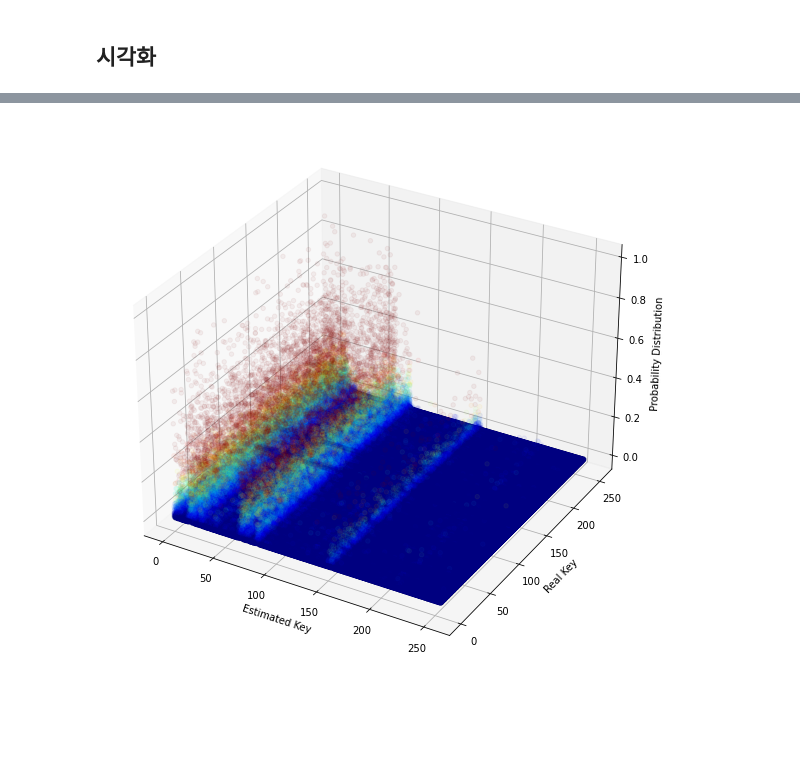
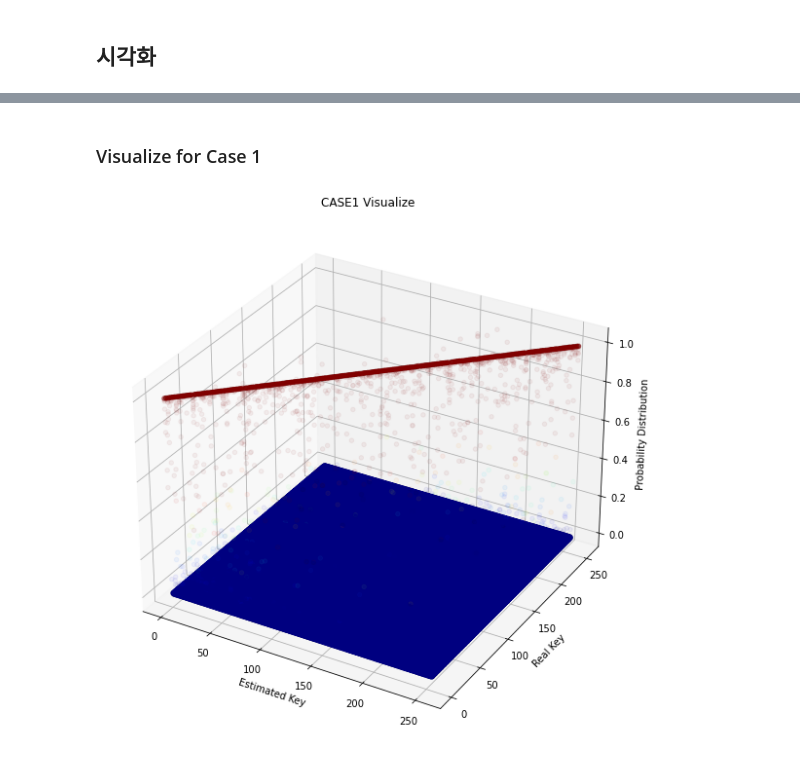
Before and after one commit to JB-Lee/CPA-with-ANN, a Jupyter notebook: src/model_test.ipynb, the cells around one changed output, grey strips where cells are left out. Cells and saved outputs as stored; diff of their text form; code cells hidden in the pictures; blank space fills up the shorter version.

```diff
--- a/src/model_test.ipynb
+++ b/src/model_test.ipynb
@@ -295,32 +311,30 @@ plt.imshow(confusion_matrix, cmap='hot')
 # %%
-from tqdm.notebook import tqdm
+def visualize(data_dir, title=None):
+    test = dataset.TraceDataset(data_dir, trace_size=35000, scaler=StandardScaler())
 
+    trace_cnt = len(test)//256
 
-net = models.CNNModel()
-net.load_state_dict(torch.load('./model/CNNModel_case1_trained.params'))
+    fig = plt.figure(figsize=[11, 10])
+    ax = fig.add_subplot(projection='3d')
 
-test = dataset.TraceDataset('C:/Workspace/CPA/data/method1', trace_size=35000, scaler=StandardScaler())
+    for key in tqdm(range(256)):
+        #plt.title(f'Estimated Key Prob Distribution for Key({key}), Trace Count({trace_cnt})')
 
-trace_cnt = len(test)//256
+        for i in range(trace_cnt):
+            arr = test[256*i + key][0]
+            arr = np.expand_dims(arr, 1)
 
-fig = plt.figure(figsize=[11, 10])
-ax = fig.add_subplot(projection='3d')
+            res = F.softmax(net(Tensor(arr)), dim=1).detach().numpy()
 
-for key in tqdm(range(256)):
-    #plt.title(f'Estimated Key Prob Distribution for Key({key}), Trace Count({trace_cnt})')
+            ax.scatter(range(256), [key]*256, res, c=res, cmap='jet', alpha=1.0 / trace_cnt)
 
-    for i in range(trace_cnt):
-        arr = test[256*i + key][0]
-        arr = np.expand_dims(arr, 1)
+        #plt.axvline(x=key, c='r', label='Truth', alpha=0.5)
+        #plt.legend()
 
-        res = F.softmax(net(Tensor(arr)), dim=1).detach().numpy()
+    if title:
+        ax.set_title(title)
+    ax.set_xlabel('Estimated Key')
+    ax.set_ylabel('Real Key')
+    ax.set_zlabel('Probability Distribution')
 
-        ax.scatter(range(256), [key]*256, res, c=res, cmap='jet', alpha=1.0 / trace_cnt)
-
-    #plt.axvline(x=key, c='r', label='Truth', alpha=0.5)
-    #plt.legend()
-ax.set_xlabel('Estimated Key')
-ax.set_ylabel('Real Key')
-ax.set_zlabel('Probability Distribution')
-
-plt.show()
+    plt.show()
@@ -329,28 +341,6 @@ plt.show()
-# %%
-test = dataset.TraceDataset('C:/Workspace/CPA/data/method4/test', trace_size=35000, scaler=StandardScaler())
-
-trace_cnt = len(test)//256
-
-fig = plt.figure(figsize=[11, 10])
-ax = fig.add_subplot(projection='3d')
-
-for key in tqdm(range(256)):
-    #plt.title(f'Estimated Key Prob Distribution for Key({key}), Trace Count({trace_cnt})')
-
-    for i in range(trace_cnt):
-        arr = test[256*i + key][0]
-        arr = np.expand_dims(arr, 1)
-
-        res = F.softmax(net(Tensor(arr)), dim=1).detach().numpy()
-
-        ax.scatter(range(256), [key]*256, res, c=res, cmap='jet', alpha=1.0 / trace_cnt)
-
-    #plt.axvline(x=key, c='r', label='Truth', alpha=0.5)
-    #plt.legend()
-ax.set_xlabel('Estimated Key')
-ax.set_ylabel('Real Key')
-ax.set_zlabel('Probability Distribution')
-
-plt.show()
-# %% [output]
-[figure, removed]
+# %% [markdown]
+### Visualize for Case 1
+# %%
+visualize(CASE1, 'CASE1 Visualize')
+# %% [output]
+[figure, added]
```
Also changed, not shown: parts of 10 cells of this notebook.
